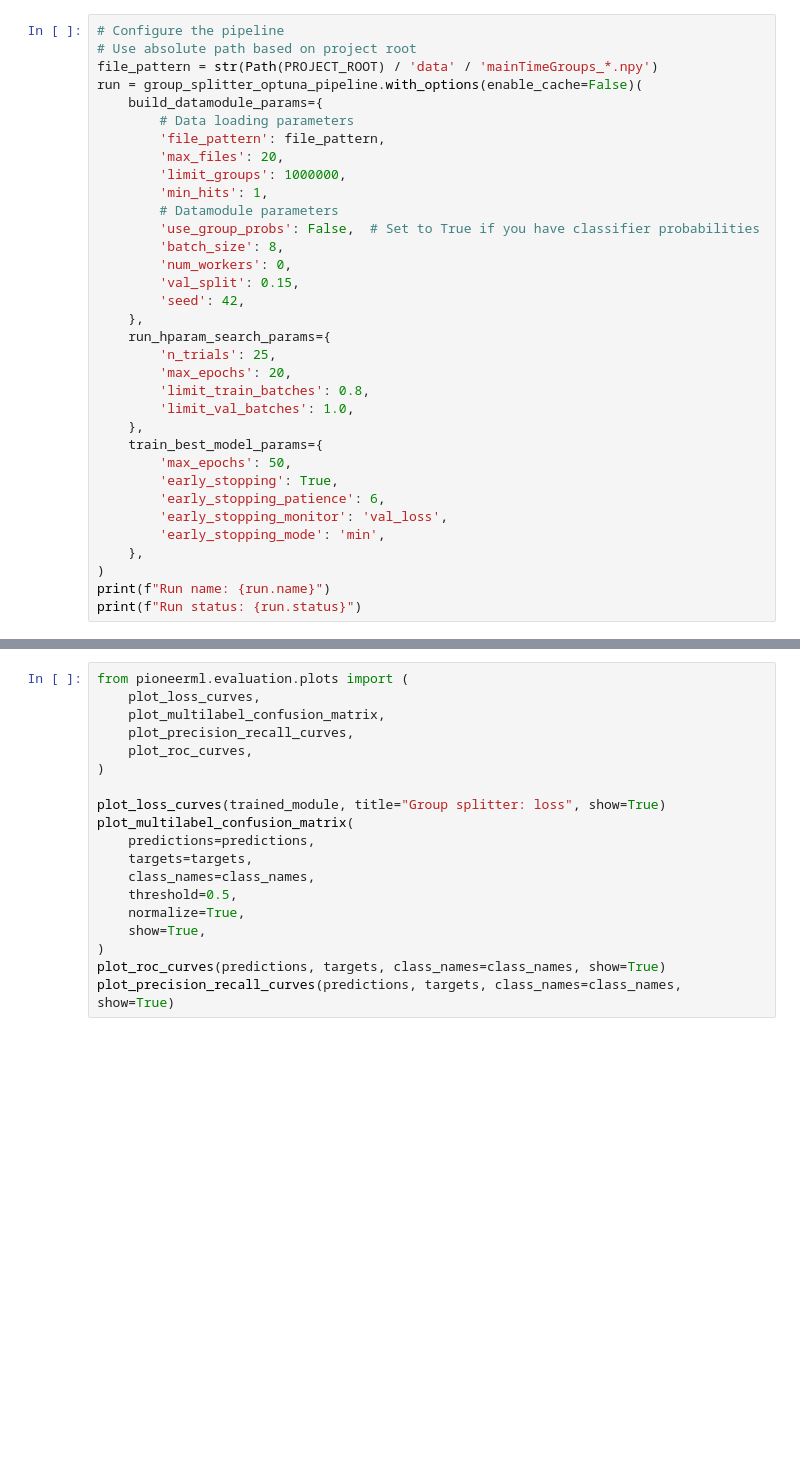
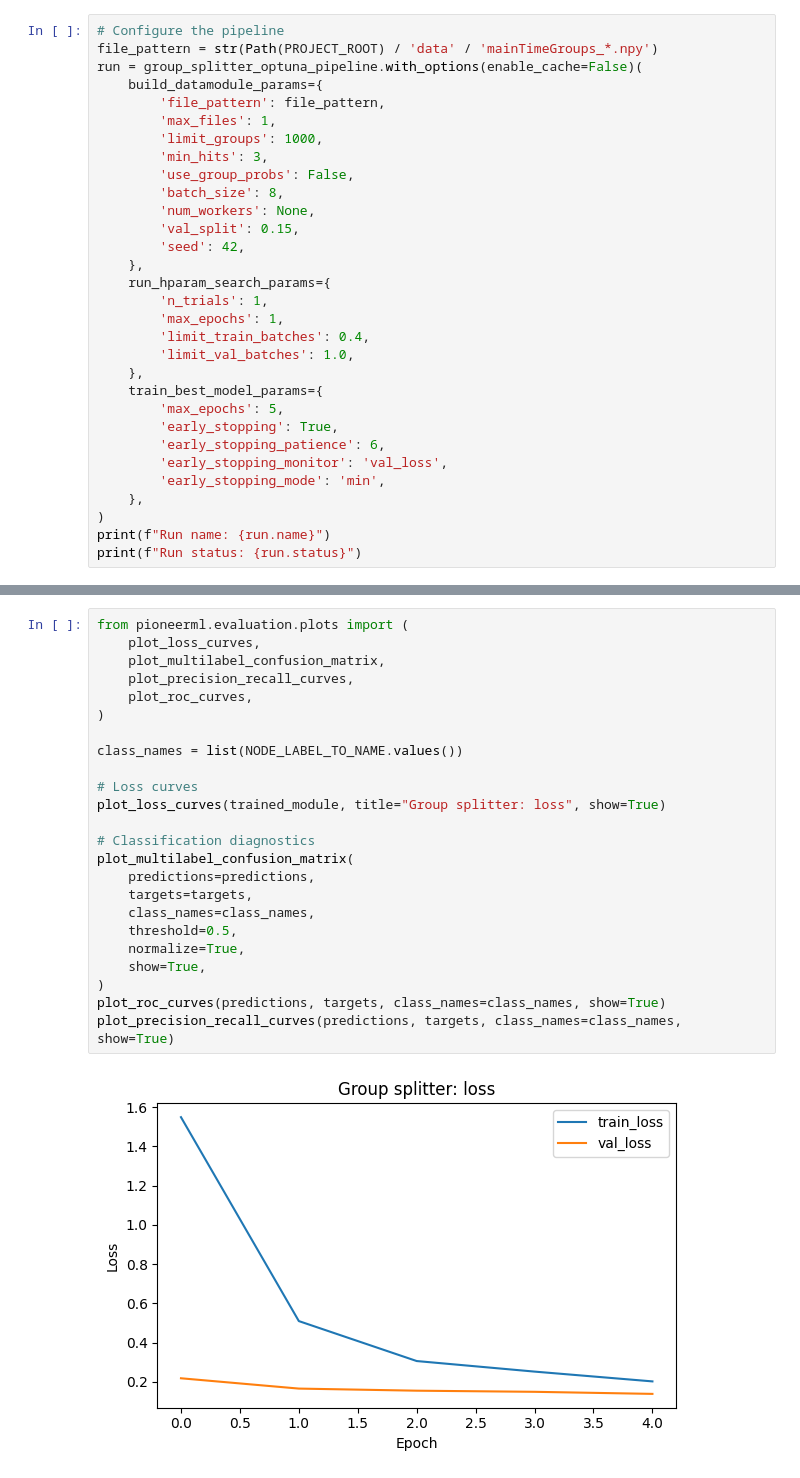
Before and after one commit to jaca230/pioneerML, a Jupyter notebook: notebooks/training/group_splitter.ipynb, the cells around one changed output, grey strips where cells are left out. Drawn from its saved outputs; the diff is of its cells as text; blank space fills up the shorter version.

```diff
--- a/notebooks/training/group_splitter.ipynb
+++ b/notebooks/training/group_splitter.ipynb
@@ -27,30 +14,27 @@ Ensure this is the top-level of your repo (.zen must live here).
 ZenML ready with stack: default
 # %%
 # Configure the pipeline
-# Use absolute path based on project root
 file_pattern = str(Path(PROJECT_ROOT) / 'data' / 'mainTimeGroups_*.npy')
 run = group_splitter_optuna_pipeline.with_options(enable_cache=False)(
     build_datamodule_params={
-        # Data loading parameters
         'file_pattern': file_pattern,
-        'max_files': 20,
-        'limit_groups': 1000000,
-        'min_hits': 1,
-        # Datamodule parameters
-        'use_group_probs': False,  # Set to True if you have classifier probabilities
+        'max_files': 1,
+        'limit_groups': 1000,
+        'min_hits': 3,
+        'use_group_probs': False,
         'batch_size': 8,
-        'num_workers': 0,
+        'num_workers': None,
         'val_split': 0.15,
         'seed': 42,
     },
     run_hparam_search_params={
-        'n_trials': 25,
-        'max_epochs': 20,
-        'limit_train_batches': 0.8,
+        'n_trials': 1,
+        'max_epochs': 1,
+        'limit_train_batches': 0.4,
         'limit_val_batches': 1.0,
     },
     train_best_model_params={
-        'max_epochs': 50,
+        'max_epochs': 5,
         'early_stopping': True,
         'early_stopping_patience': 6,
         'early_stopping_monitor': 'val_loss',
@@ -118,19 +121,26 @@ print("Class names (index-aligned):", class_names)
 # %%
 from pioneerml.evaluation.plots import (
     plot_loss_curves,
     plot_multilabel_confusion_matrix,
     plot_precision_recall_curves,
     plot_roc_curves,
 )
 
+class_names = list(NODE_LABEL_TO_NAME.values())
+
+# Loss curves
 plot_loss_curves(trained_module, title="Group splitter: loss", show=True)
+
+# Classification diagnostics
 plot_multilabel_confusion_matrix(
     predictions=predictions,
     targets=targets,
     class_names=class_names,
     threshold=0.5,
     normalize=True,
     show=True,
 )
 plot_roc_curves(predictions, targets, class_names=class_names, show=True)
 plot_precision_recall_curves(predictions, targets, class_names=class_names, show=True)
+# %% [output]
+[figure, added]
```
Also changed, not shown: parts of 9 cells of this notebook, 26 other files.
